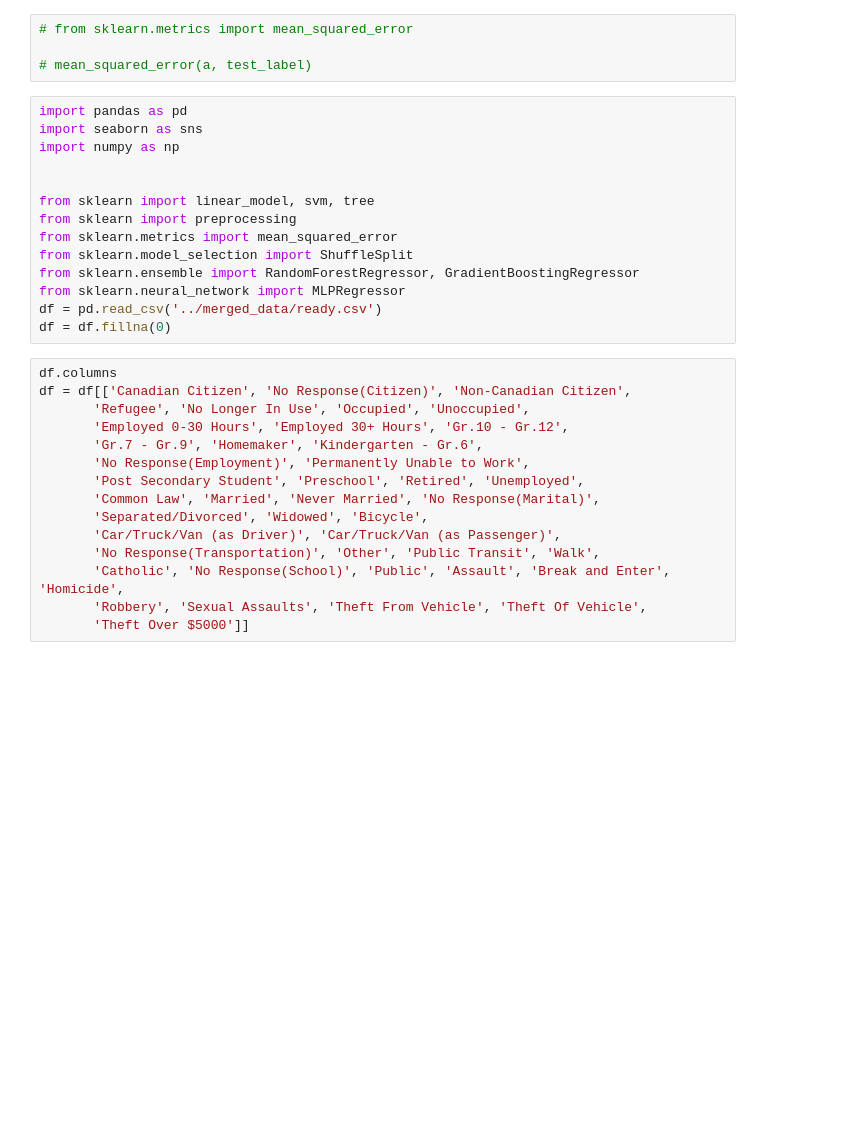
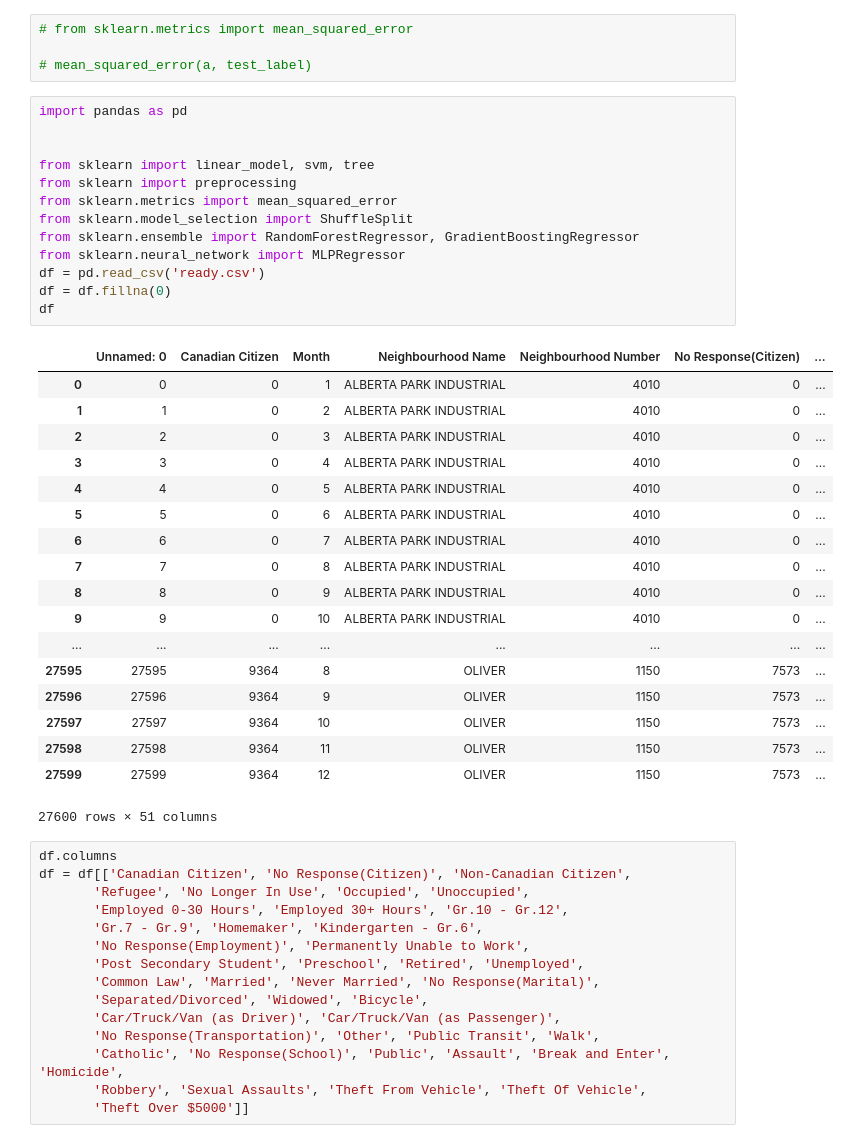
Before and after one commit to koosha/crime-analytics, a Jupyter notebook: code/MLS-SVR PY.ipynb, the cells around one changed output. Cells and saved outputs as stored; diff of their text form; blank space fills up the shorter version.

```diff
--- a/code/MLS-SVR PY.ipynb
+++ b/code/MLS-SVR PY.ipynb
@@ -279,18 +279,36 @@ def folding(svm_inst, svm_lbl, fold, k):
 # mean_squared_error(a, test_label)
 # %%
 import pandas as pd
-import seaborn as sns
-import numpy as np
 
 
 from sklearn import linear_model, svm, tree
 from sklearn import preprocessing
 from sklearn.metrics import mean_squared_error
 from sklearn.model_selection import ShuffleSplit
 from sklearn.ensemble import RandomForestRegressor, GradientBoostingRegressor
 from sklearn.neural_network import MLPRegressor
-df = pd.read_csv('../merged_data/ready.csv')
+df = pd.read_csv('ready.csv')
 df = df.fillna(0)
+df
+# %% [output]
+|  | Unnamed: 0 | Canadian Citizen | Month | Neighbourhood Name | Neighbourhood Number | No Response(Citizen) | ... |
+| 0 | 0 | 0 | 1 | ALBERTA PARK INDUSTRIAL | 4010 | 0 | ... |
+| 1 | 1 | 0 | 2 | ALBERTA PARK INDUSTRIAL | 4010 | 0 | ... |
+| 2 | 2 | 0 | 3 | ALBERTA PARK INDUSTRIAL | 4010 | 0 | ... |
+| 3 | 3 | 0 | 4 | ALBERTA PARK INDUSTRIAL | 4010 | 0 | ... |
+| 4 | 4 | 0 | 5 | ALBERTA PARK INDUSTRIAL | 4010 | 0 | ... |
+| 5 | 5 | 0 | 6 | ALBERTA PARK INDUSTRIAL | 4010 | 0 | ... |
+| 6 | 6 | 0 | 7 | ALBERTA PARK INDUSTRIAL | 4010 | 0 | ... |
+| 7 | 7 | 0 | 8 | ALBERTA PARK INDUSTRIAL | 4010 | 0 | ... |
+| 8 | 8 | 0 | 9 | ALBERTA PARK INDUSTRIAL | 4010 | 0 | ... |
+| 9 | 9 | 0 | 10 | ALBERTA PARK INDUSTRIAL | 4010 | 0 | ... |
+| ... | ... | ... | ... | ... | ... | ... | ... |
+| 27595 | 27595 | 9364 | 8 | OLIVER | 1150 | 7573 | ... |
+| 27596 | 27596 | 9364 | 9 | OLIVER | 1150 | 7573 | ... |
+| 27597 | 27597 | 9364 | 10 | OLIVER | 1150 | 7573 | ... |
+| 27598 | 27598 | 9364 | 11 | OLIVER | 1150 | 7573 | ... |
+| 27599 | 27599 | 9364 | 12 | OLIVER | 1150 | 7573 | ... |
+27600 rows × 51 columns
 # %%
 df.columns
 df = df[['Canadian Citizen', 'No Response(Citizen)', 'Non-Canadian Citizen',
```
Also changed, not shown: parts of 5 cells of this notebook, 10 other files.
